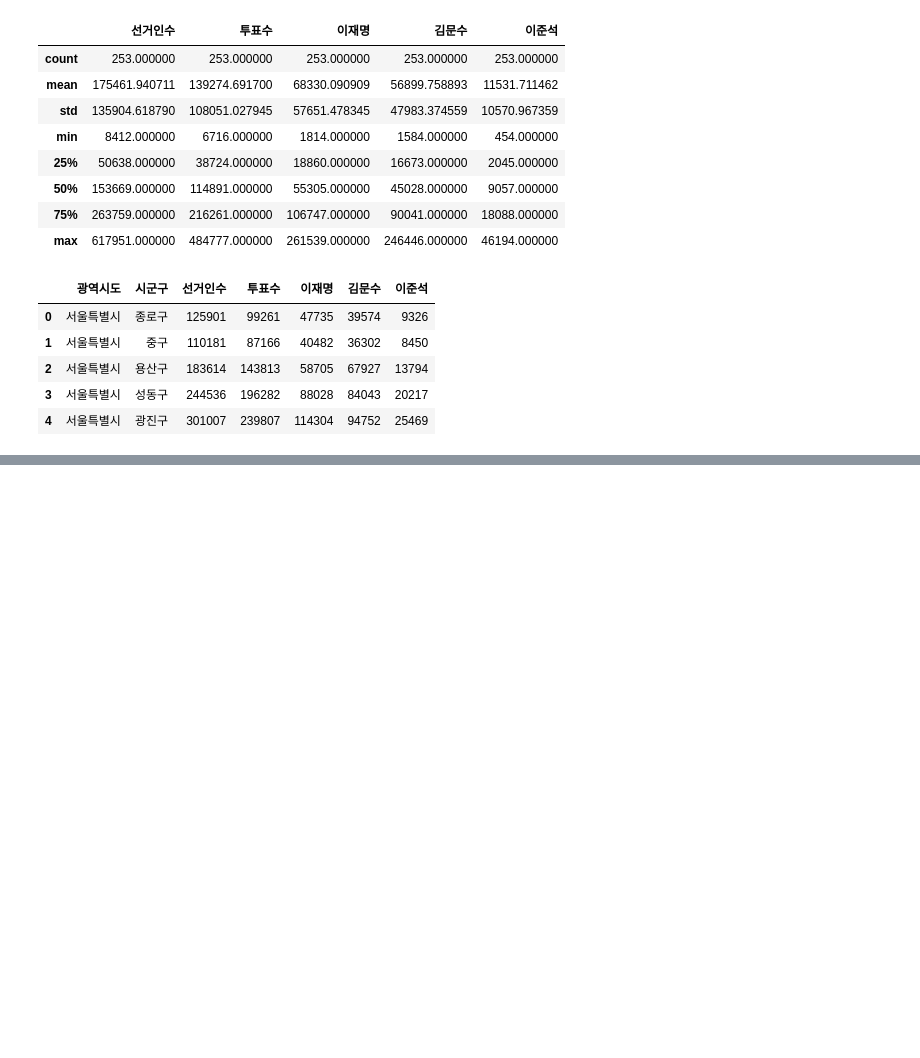
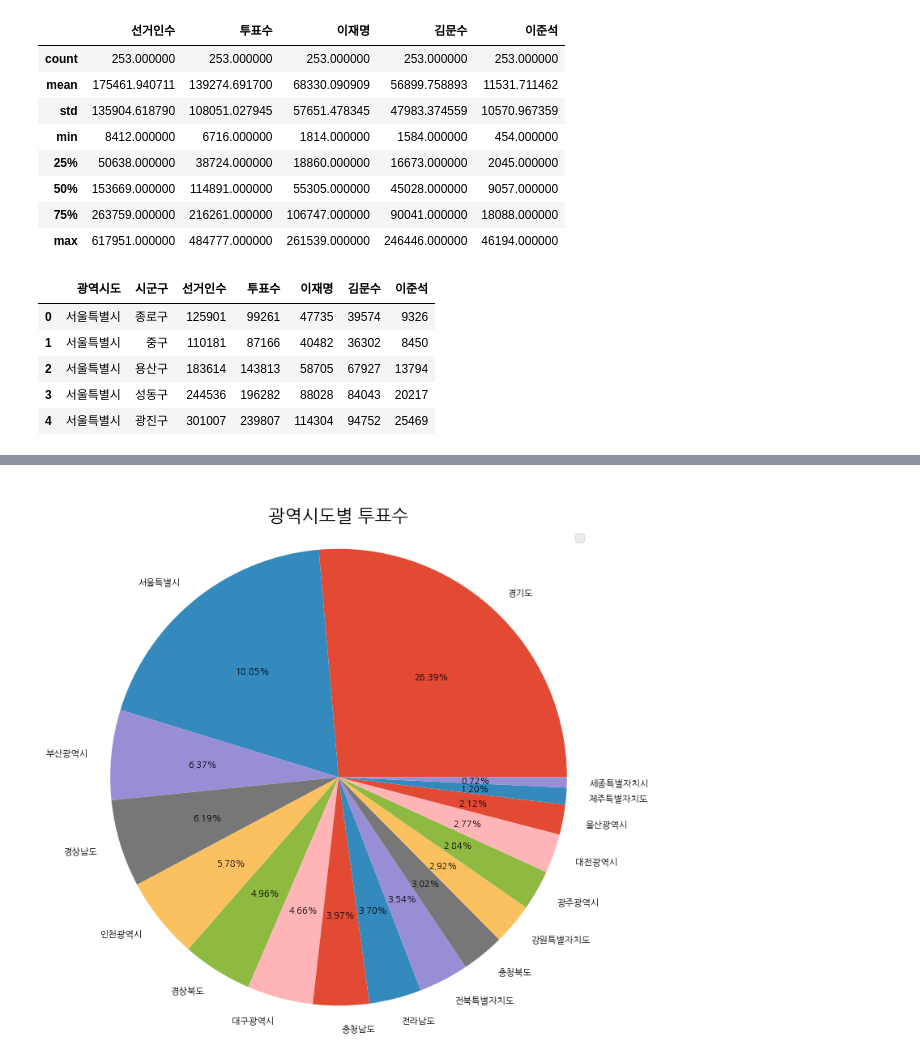
Before and after one commit to Hgracefield/dataAnalysis, a Jupyter notebook: Note/09.대선자료시각화_21대.ipynb, the cells around one changed output, grey strips where cells are left out. Saved outputs shown, nothing was run; the diff lists cells and outputs as text; code cells hidden in the pictures; blank space fills up the shorter version.

```diff
--- a/Note/09.대선자료시각화_21대.ipynb
+++ b/Note/09.대선자료시각화_21대.ipynb
@@ -80,0 +163,9 @@ AttributeError: 'DataFrame' object has no attribute 'electionRatio'
+# %%
+# 광역시도별로 투표수의 합을 구하자
+elec_sum = \
+    election.pivot_table(
+        '투표수',
+        index = '광역시도',
+        aggfunc = 'sum'
+    )
+elec_sum.head()
@@ -80,0 +180,8 @@ AttributeError: 'DataFrame' object has no attribute 'electionRatio'
+# %%
+# 투표수별 내림차순으로 정렬
+elec_sum_order = \
+    elec_sum.sort_values(
+        by = '투표수',
+        ascending=False
+    )
+elec_sum_order.head()
@@ -80,0 +196,26 @@ AttributeError: 'DataFrame' object has no attribute 'electionRatio'
+# %%
+plt.style.use('ggplot')
+
+# 차트 그릴때에는 Series 로 해야하지만 subplot을 넣으면 가능인듯.
+# elec_sum_order.투표수.plot(
+#     kind = 'pie'
+# )
+plt.rcParams['font.size'] = 10
+
+
+elec_sum_order.plot(
+    subplots=True,
+    kind = 'pie',
+    figsize = (8,8),
+    autopct = '%.2f%%',
+    fontsize = 8,
+)
+
+plt.title('\n광역시도별 투표수', fontsize=16)
+plt.axis('equal')
+plt.legend(labels = '')
+
+
+plt.show()
+# %% [output]
+[figure, added]
```
Also changed, not shown: parts of 18 cells of this notebook.
